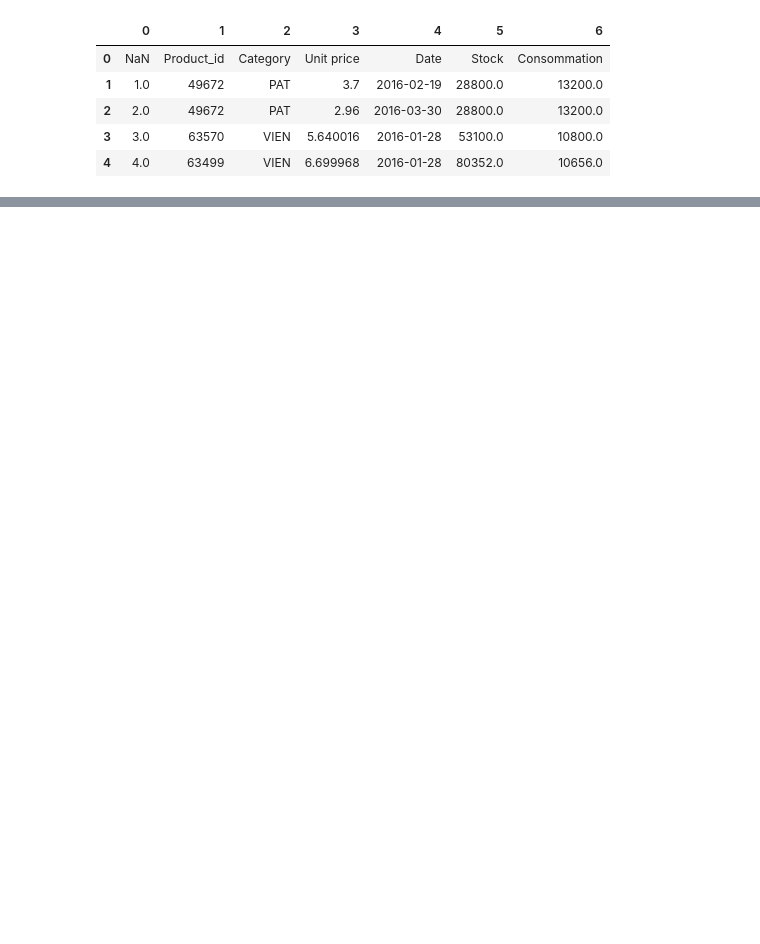
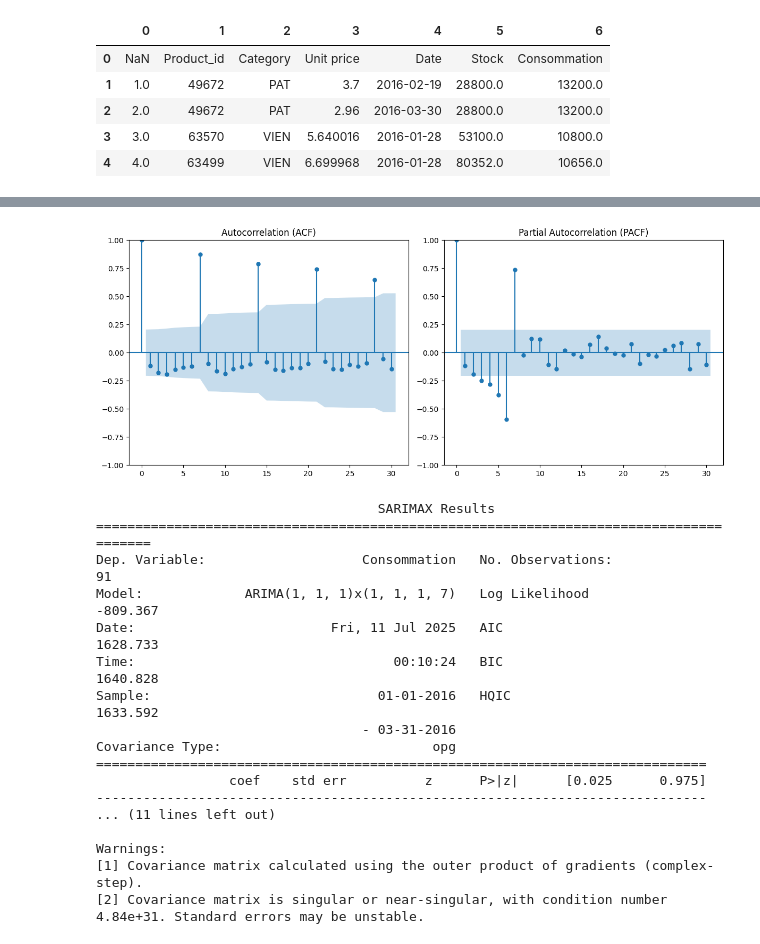
Before and after one commit to 3zden/Stock-out-prediction, a Jupyter notebook: Modeling Phase/ARIMA model.ipynb, the cells around one changed output, grey strips where cells are left out. Cells and saved outputs as stored; diff of their text form; code cells hidden in the pictures; blank space fills up the shorter version.

Commit message:
creating and testing arima model

```diff
--- a/Modeling Phase/ARIMA model.ipynb
+++ b/Modeling Phase/ARIMA model.ipynb
@@ -56,0 +58,36 @@ DateParseError: Unknown datetime string format, unable to parse: Date, at positi
+# %%
+# Plot ACF and PACF to help determine ARIMA parameters
+plt.figure(figsize=(12, 5))
+plt.subplot(1, 2, 1)
+plot_acf(ts.dropna(), ax=plt.gca(), lags=30)
+plt.title('Autocorrelation (ACF)')
+
+plt.subplot(1, 2, 2)
+plot_pacf(ts.dropna(), ax=plt.gca(), lags=30, method='ywm')
+plt.title('Partial Autocorrelation (PACF)')
+plt.tight_layout()
+plt.show()
+
+# Fit the ARIMA model (example order, adjust based on ACF/PACF)
+model = ARIMA(ts, order=(1,1,1), seasonal_order=(1,1,1,7))
+model_fit = model.fit()
+print(model_fit.summary())
+# %% [output]
+[figure, added]
+                                    SARIMAX Results
+=======================================================================================
+Dep. Variable:                    Consommation   No. Observations:                   91
+Model:             ARIMA(1, 1, 1)x(1, 1, 1, 7)   Log Likelihood                -809.367
+Date:                         Fri, 11 Jul 2025   AIC                           1628.733
+Time:                                 00:10:24   BIC                           1640.828
+Sample:                             01-01-2016   HQIC                          1633.592
+                                  - 03-31-2016
+Covariance Type:                           opg
+==============================================================================
+                 coef    std err          z      P>|z|      [0.025      0.975]
+------------------------------------------------------------------------------
+... (11 lines left out)
+
+Warnings:
+[1] Covariance matrix calculated using the outer product of gradients (complex-step).
+[2] Covariance matrix is singular or near-singular, with condition number 4.84e+31. Standard errors may be unstable.
```
Also changed, not shown: parts of 6 cells of this notebook.
